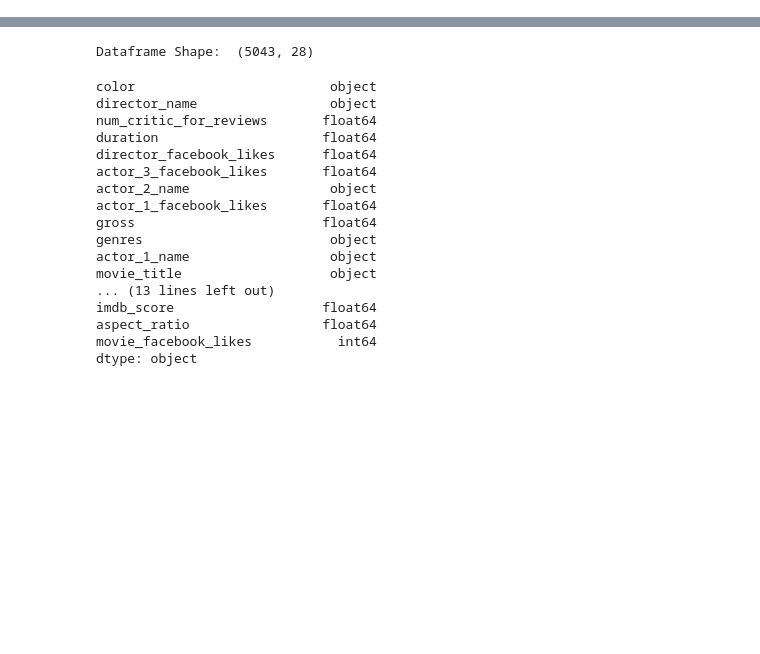
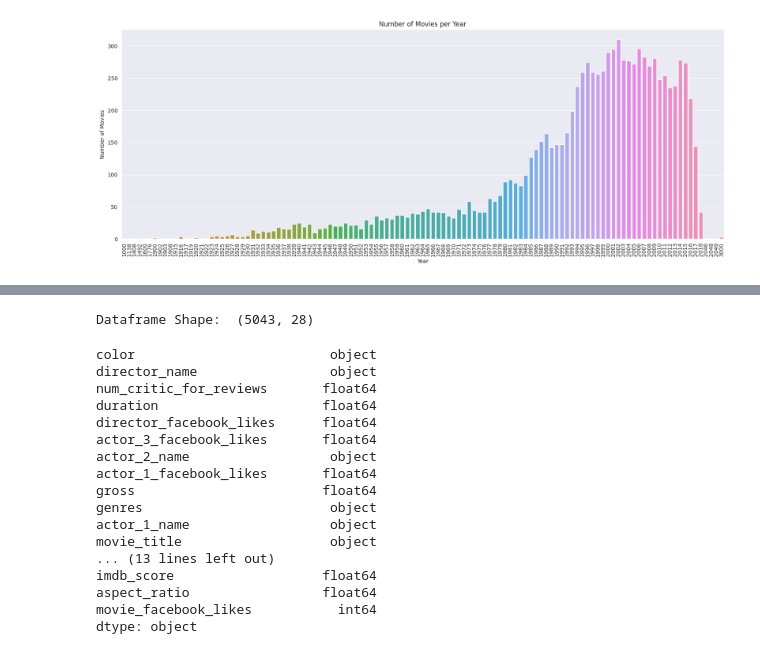
Before and after one commit to chirag-25/Movie-Recommendation-System, a Jupyter notebook: data_analysis.ipynb, the cells around one changed output, grey strips where cells are left out. Cells and saved outputs as stored; diff of their text form; code cells hidden in the pictures; blank space fills up the shorter version.

Commit message:
data analysis

```diff
--- a/data_analysis.ipynb
+++ b/data_analysis.ipynb
@@ -6,3 +6,6 @@ import matplotlib.pyplot as plt
 import seaborn as sns
 import warnings
 warnings.filterwarnings('ignore')
+# %%
+movies_data = pd.read_csv('/home/hitesh/Desktop/Github/Movie-Recommendation-System/Movielens dataset/movies.csv')
+movies_data.head()
@@ -8,0 +35,5 @@ warnings.filterwarnings('ignore')
+# %%
+movies_data['year'] = movies_data.title.str.extract('(\d\d\d\d)',expand=True)
+movies_data['title'] = movies_data.title.str.replace('(\(\d\d\d\d\))', '')
+movies_data['title'] = movies_data['title'].apply(lambda x: x.strip())
+movies_data.head()
@@ -8,0 +47,11 @@ warnings.filterwarnings('ignore')
+# %%
+plt.figure(figsize=(20,7))
+movies_data_year = movies_data.sort_values(by='year')
+sns.countplot(x=movies_data_year['year'], data=movies_data_year)
+plt.title('Number of Movies per Year')
+plt.xlabel('Year')
+plt.xticks(rotation=90)
+plt.ylabel('Number of Movies')
+plt.show()
+# %% [output]
+[figure, added]
```
Also changed, not shown: parts of 9 cells of this notebook.
